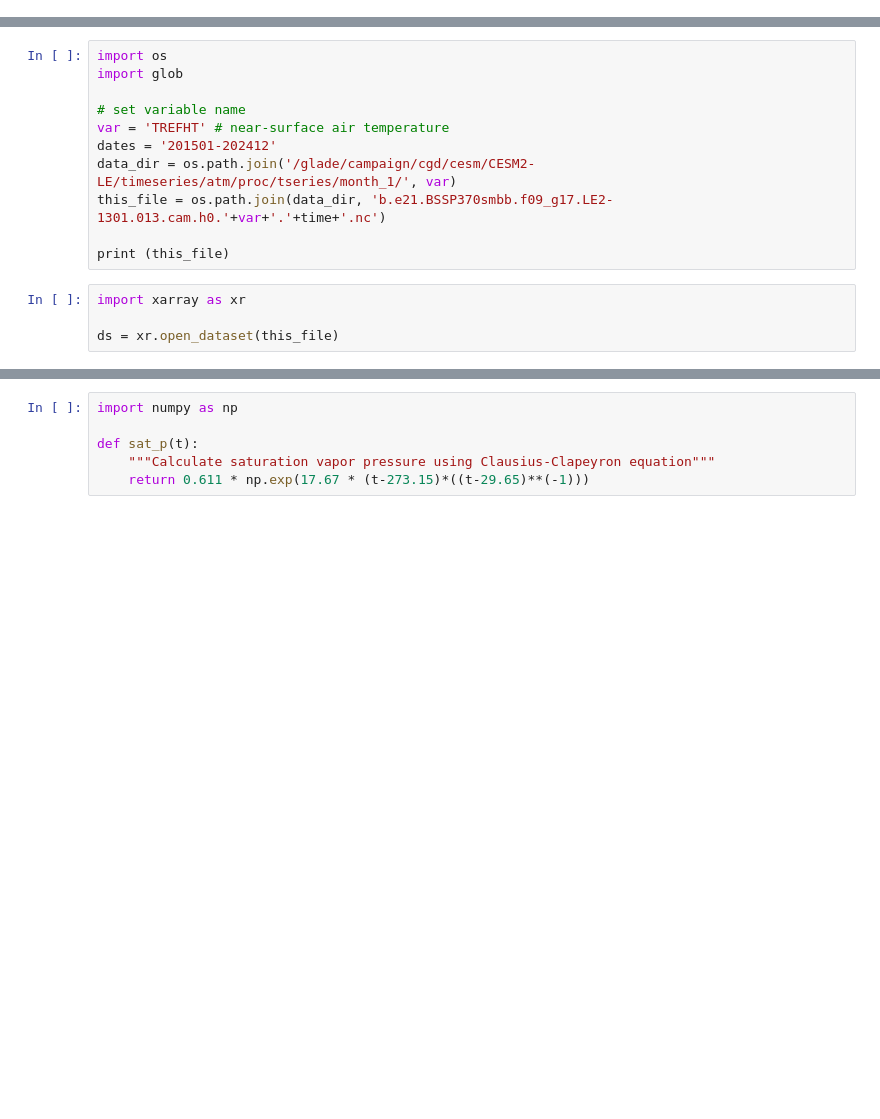
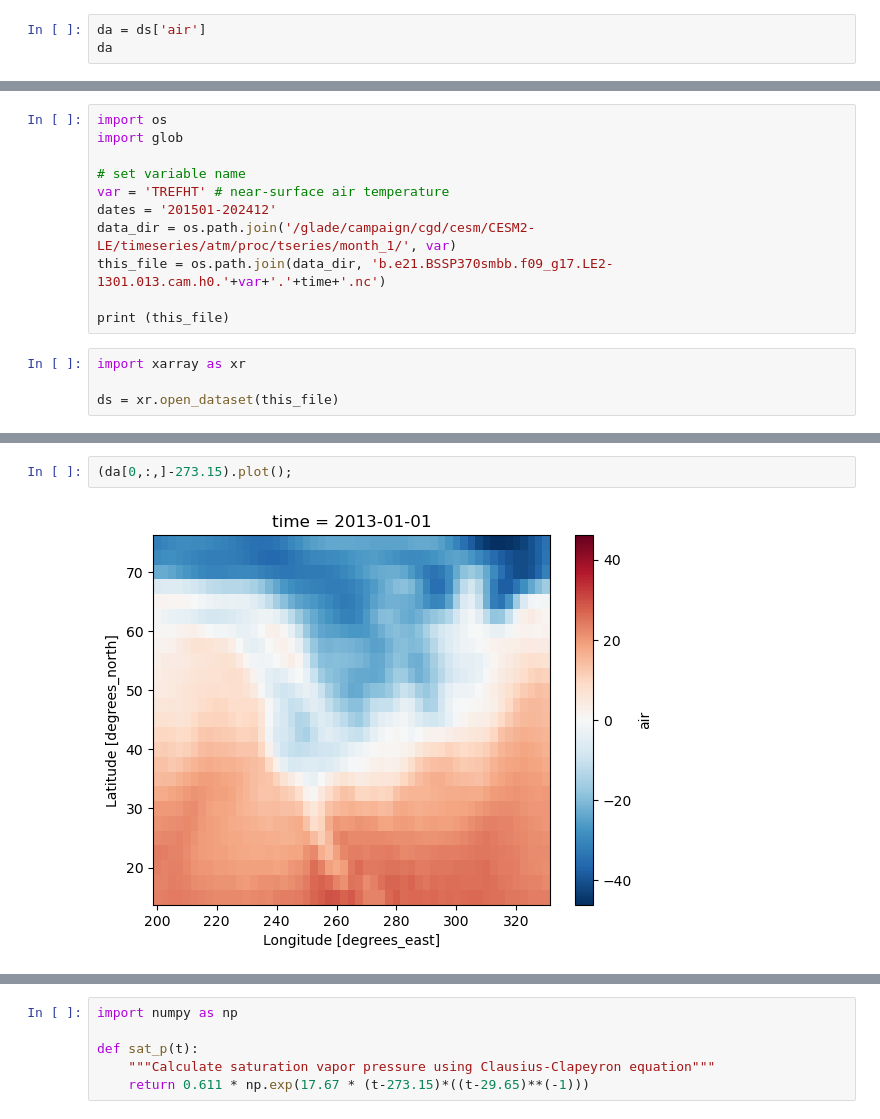
Before and after one commit to NCAR/Xarray-Dask-ESDS-2024, a Jupyter notebook: notebooks/01-xarray-intro.ipynb, the cells around one changed output, grey strips where cells are left out. Saved outputs shown, nothing was run; the diff lists cells and outputs as text; blank space fills up the shorter version.

```diff
--- a/notebooks/01-xarray-intro.ipynb
+++ b/notebooks/01-xarray-intro.ipynb
@@ -115,0 +103,3 @@ Coordinates:
+# %%
+da = ds['air']
+da
@@ -813,0 +273,4 @@ In the example below, we calculate the saturation vapor pressure by using `apply
+# %%
+(da[0,:,]-273.15).plot();
+# %% [output]
+[figure, added]
```
Also changed, not shown: parts of 109 cells of this notebook, 1 other file.
